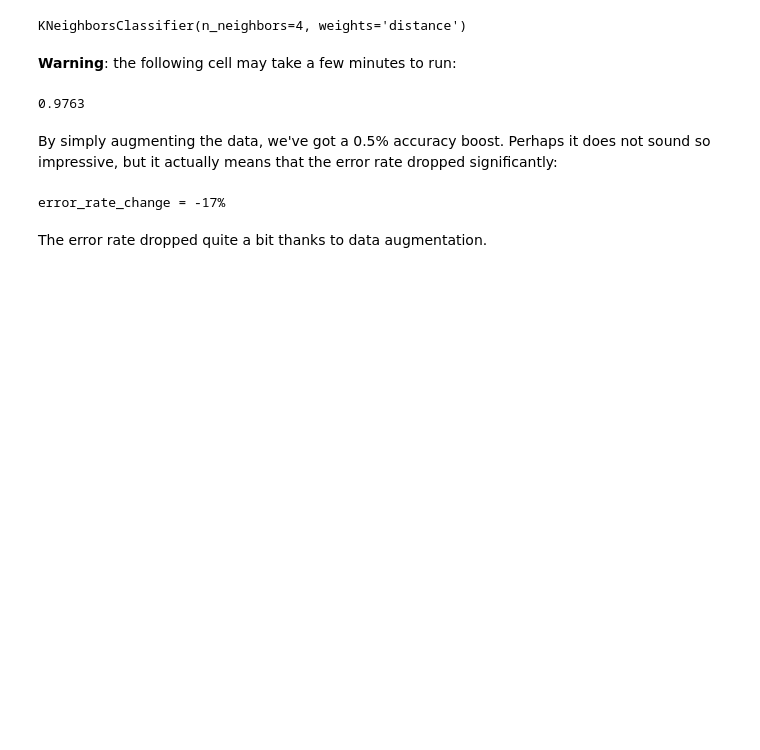
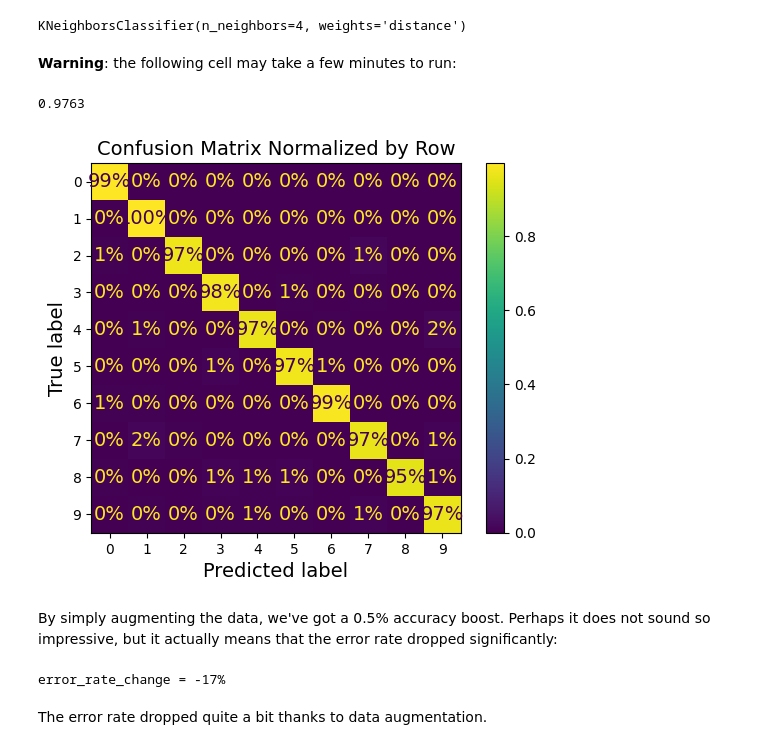
Before and after one commit to ageron/handson-mlp, a Jupyter notebook: 03_classification.ipynb, the cells around one changed output. Cells and saved outputs as stored; diff of their text form; code cells hidden in the pictures; blank space fills up the shorter version.

```diff
--- a/03_classification.ipynb
+++ b/03_classification.ipynb
@@ -813,6 +836,20 @@ augmented_accuracy = knn_clf.score(X_test, y_test)
 augmented_accuracy
 # %% [output]
 0.9763
+# %%
+from sklearn.metrics import ConfusionMatrixDisplay
+
+y_test_pred = knn_clf.predict(X_test)
+ConfusionMatrixDisplay.from_predictions(
+    y_test,
+    y_test_pred,
+    normalize="true",
+    values_format=".0%",
+)
+plt.title("Confusion Matrix Normalized by Row")
+plt.show()
+# %% [output]
+[figure, added]
 # %% [markdown]
 By simply augmenting the data, we've got a 0.5% accuracy boost. Perhaps it does not sound so impressive, but it actually means that the error rate dropped significantly:
 # %%
```
Also changed, not shown: parts of 29 cells of this notebook.
